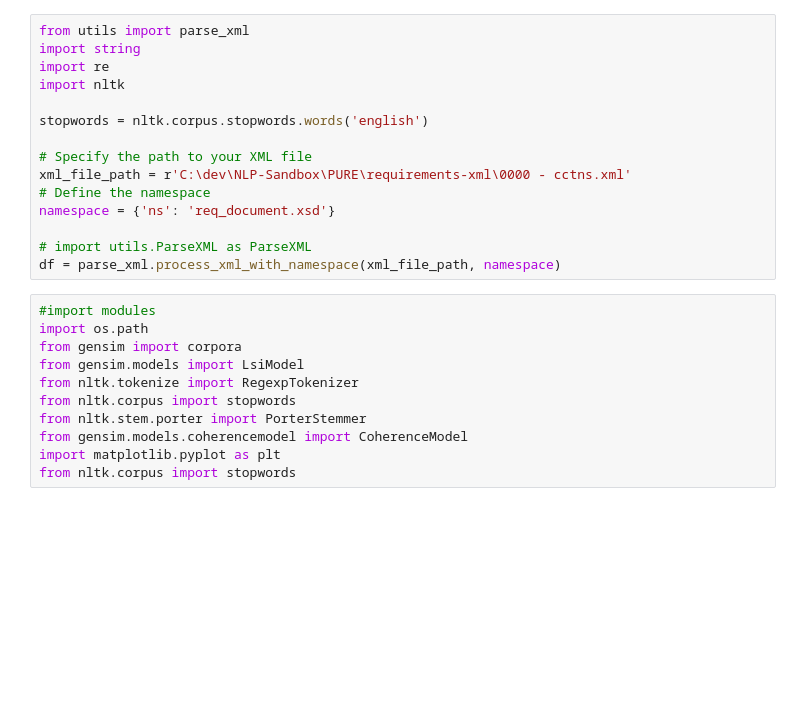
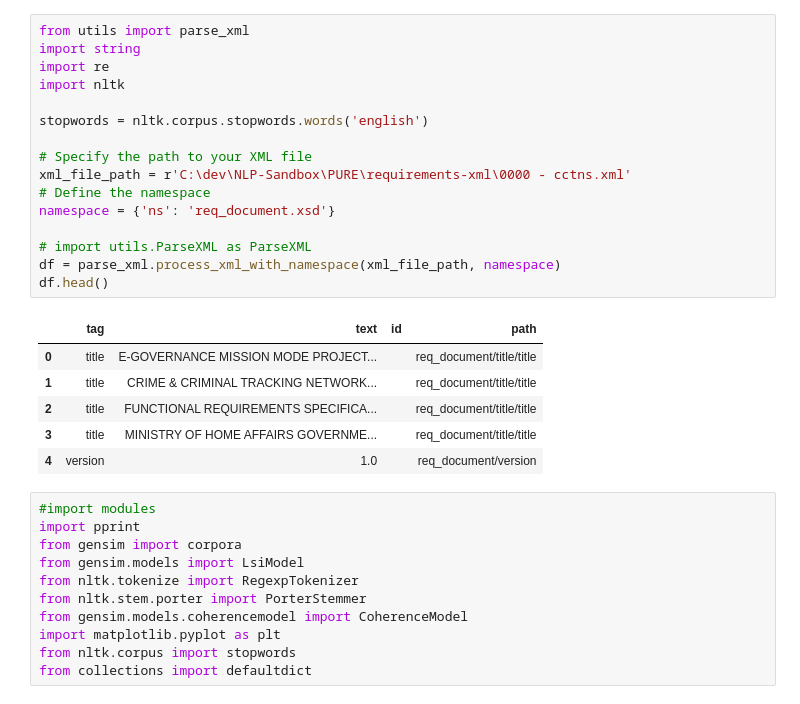
Before and after one commit to lfpneto/NLP2RE_Sandbox, a Jupyter notebook: src/lsa.ipynb, the cells around one changed output. Drawn from its saved outputs; the diff is of its cells as text; blank space fills up the shorter version.

```diff
--- a/src/lsa.ipynb
+++ b/src/lsa.ipynb
@@ -1,27 +1,35 @@
 # %%
 from utils import parse_xml
 import string
 import re
 import nltk
 
 stopwords = nltk.corpus.stopwords.words('english')
 
 # Specify the path to your XML file
 xml_file_path = r'C:\dev\NLP-Sandbox\PURE\requirements-xml\0000 - cctns.xml'
 # Define the namespace
 namespace = {'ns': 'req_document.xsd'}
 
 # import utils.ParseXML as ParseXML
 df = parse_xml.process_xml_with_namespace(xml_file_path, namespace)
+df.head()
+# %% [output]
+|  | tag | text | id | path |
+| 0 | title | E-GOVERNANCE MISSION MODE PROJECT... |  | req_document/title/title |
+| 1 | title | CRIME & CRIMINAL TRACKING NETWORK... |  | req_document/title/title |
+| 2 | title | FUNCTIONAL REQUIREMENTS SPECIFICA... |  | req_document/title/title |
+| 3 | title | MINISTRY OF HOME AFFAIRS GOVERNME... |  | req_document/title/title |
+| 4 | version | 1.0 |  | req_document/version |
 # %%
 #import modules
-import os.path
+import pprint
 from gensim import corpora
 from gensim.models import LsiModel
 from nltk.tokenize import RegexpTokenizer
-from nltk.corpus import stopwords
 from nltk.stem.porter import PorterStemmer
 from gensim.models.coherencemodel import CoherenceModel
 import matplotlib.pyplot as plt
 from nltk.corpus import stopwords
+from collections import defaultdict
 # %%
```
Also changed, not shown: parts of 5 cells of this notebook, 4 other files.
